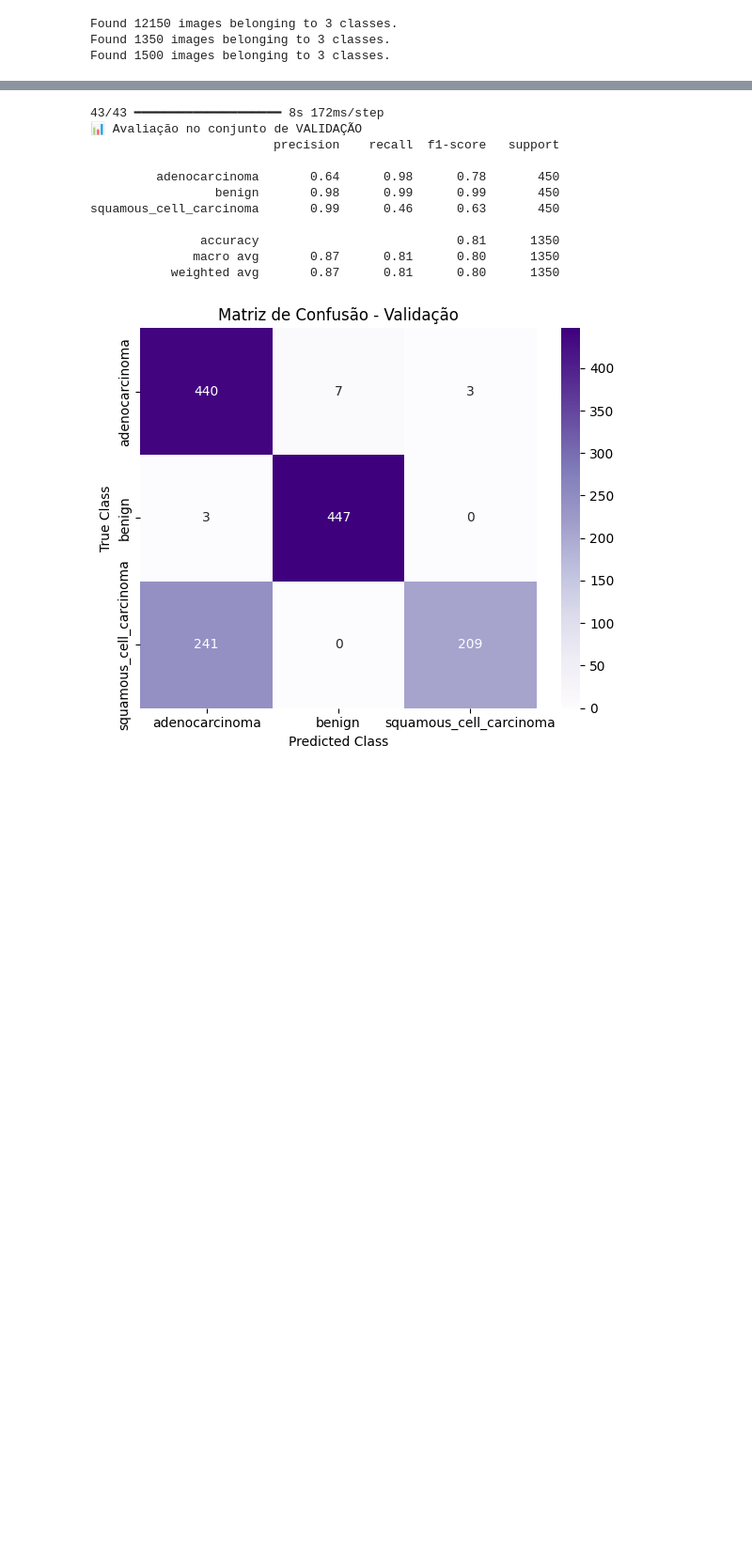
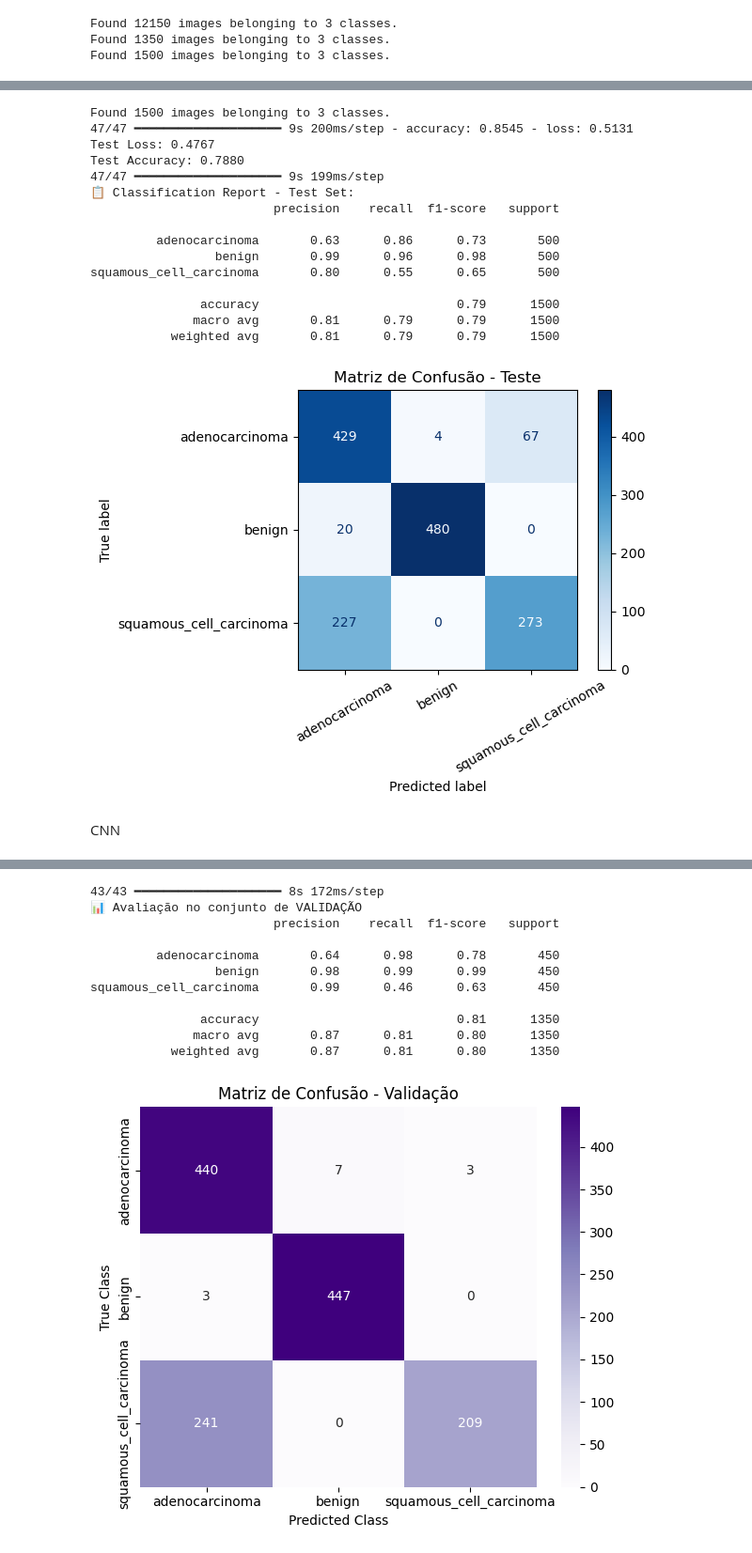
Before and after one commit to diogocristovao/ADNE-assignement, a Jupyter notebook: ADNE assignement.ipynb, the cells around one changed output, grey strips where cells are left out. Shown at 94% size. Saved outputs shown, nothing was run; the diff lists cells and outputs as text; code cells hidden in the pictures; blank space fills up the shorter version.

```diff
--- a/ADNE assignement.ipynb
+++ b/ADNE assignement.ipynb
@@ -113,3 +219,57 @@ Found 1500 images belonging to 3 classes.
+# %%
+test_path  = "C:\\Users\\dcris\\Desktop\\ADNE\\imagens teste"
+
+## avaliaçao test set
+test_generator = ImageDataGenerator(rescale=1./255).flow_from_directory(
+    test_path,
+    target_size=img_size,
+    batch_size=batch_size,
+    class_mode='categorical',
+    shuffle=False
+)
+results = mlp_tuned.evaluate(test_generator)
+print(f"Test Loss: {results[0]:.4f}")
+print(f"Test Accuracy: {results[1]:.4f}")
+
+##visualizacao
+test_generator.reset()
+
+# Obter previsões do modelo
+test_probs = mlp_tuned.predict(test_generator)
+y_test_pred = np.argmax(test_probs, axis=1)
+y_test_true = test_generator.classes
+class_labels_test = list(test_generator.class_indices.keys())
+
+# Relatório detalhado
+print("📋 Classification Report - Test Set:")
+print(classification_report(y_test_true, y_test_pred, target_names=class_labels_test))
+
+# Matriz de confusão
+cm_test = confusion_matrix(y_test_true, y_test_pred)
+disp_test = ConfusionMatrixDisplay(confusion_matrix=cm_test, display_labels=class_labels_test)
+disp_test.plot(cmap='Blues', xticks_rotation=30)
+plt.title("Matriz de Confusão - Teste")
+plt.tight_layout()
+plt.show()
+# %% [output]
+Found 1500 images belonging to 3 classes.
+47/47 ━━━━━━━━━━━━━━━━━━━━ 9s 200ms/step - accuracy: 0.8545 - loss: 0.5131
+Test Loss: 0.4767
+Test Accuracy: 0.7880
+47/47 ━━━━━━━━━━━━━━━━━━━━ 9s 199ms/step
+📋 Classification Report - Test Set:
+                         precision    recall  f1-score   support
+
+         adenocarcinoma       0.63      0.86      0.73       500
+                 benign       0.99      0.96      0.98       500
+squamous_cell_carcinoma       0.80      0.55      0.65       500
+
+               accuracy                           0.79      1500
+              macro avg       0.81      0.79      0.79      1500
+           weighted avg       0.81      0.79      0.79      1500
+[figure, added]
+# %% [markdown]
+CNN
 # %%
 model = models.Sequential([
     layers.Conv2D(64, (3,3), activation='relu', input_shape=(256, 256, 3)),
```
Also changed, not shown: parts of 9 cells of this notebook.
